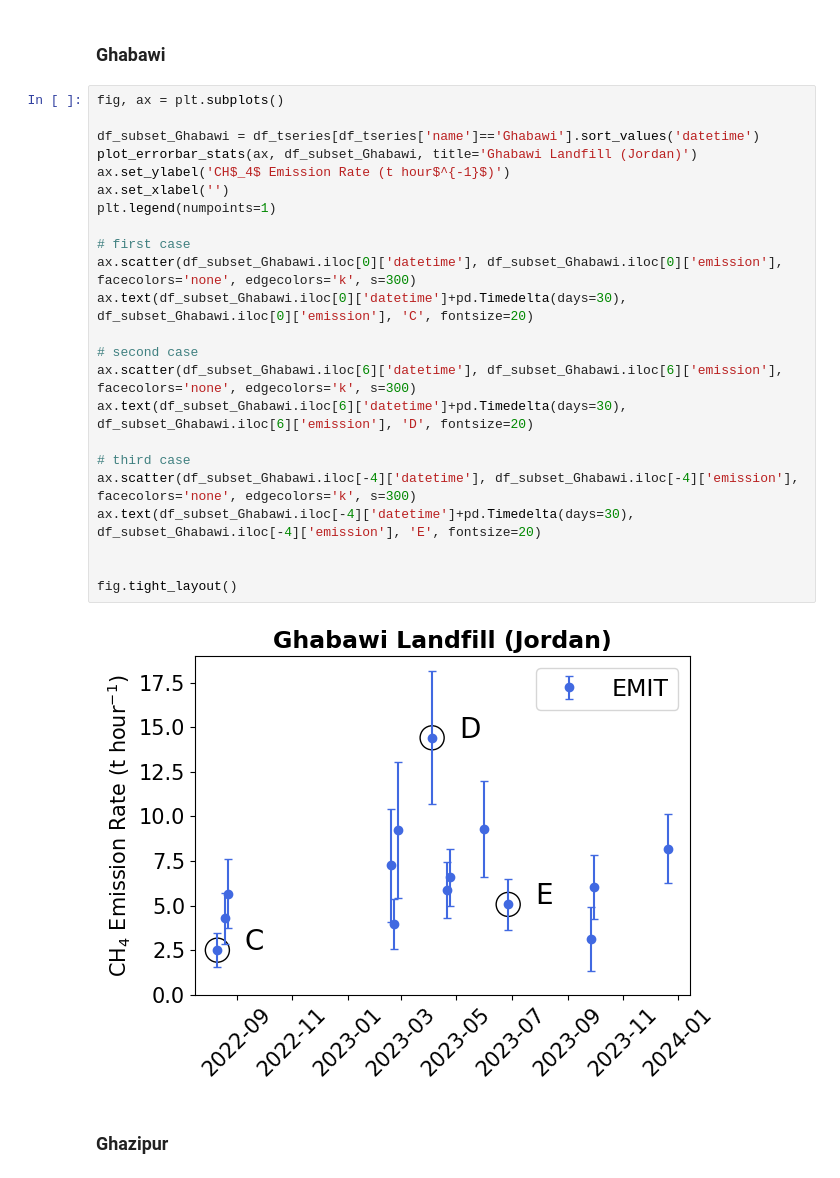
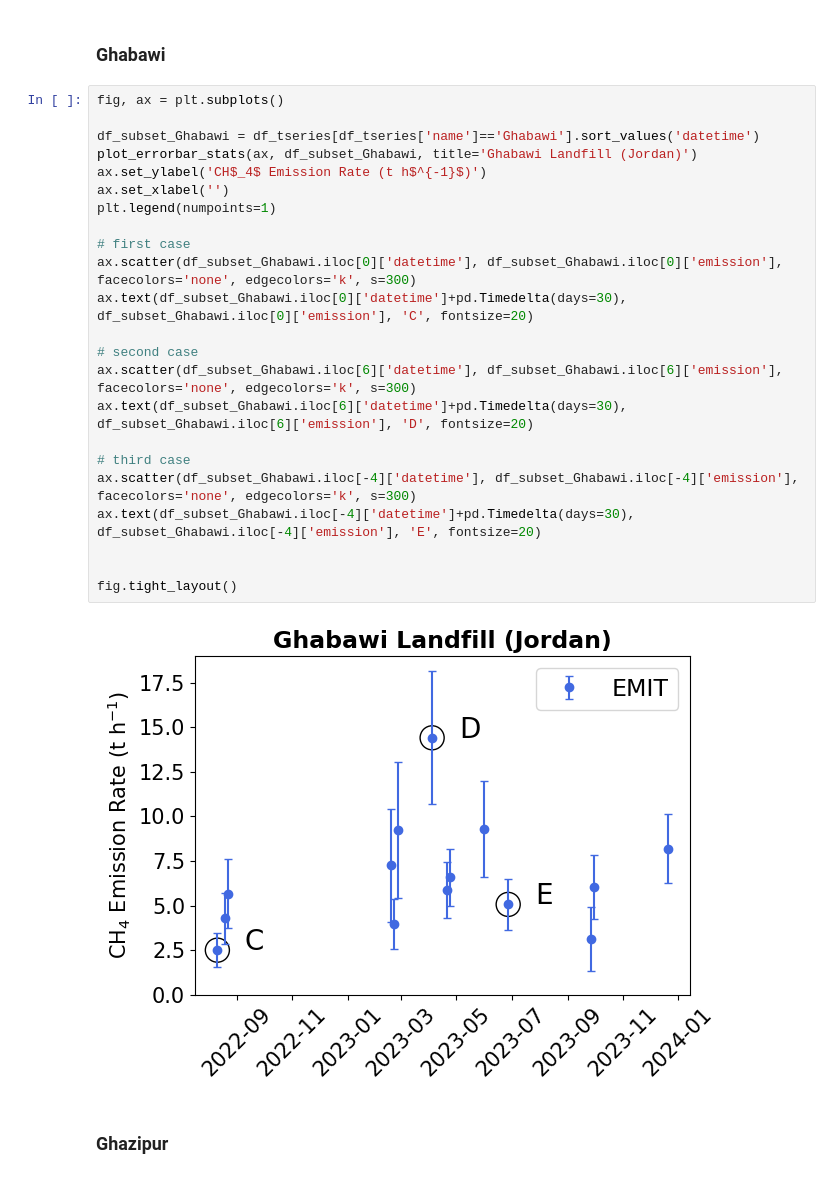
Before and after one commit to zxdawn/Hyper-Landfill, a Jupyter notebook: notebooks/emission_timeseries.ipynb, the cells around one changed output. Saved outputs shown, nothing was run; the diff lists cells and outputs as text.

```diff
--- a/notebooks/emission_timeseries.ipynb
+++ b/notebooks/emission_timeseries.ipynb
@@ -221,28 +221,28 @@ fig.tight_layout()
 # %%
 fig, ax = plt.subplots()
 
 df_subset_Ghabawi = df_tseries[df_tseries['name']=='Ghabawi'].sort_values('datetime')
 plot_errorbar_stats(ax, df_subset_Ghabawi, title='Ghabawi Landfill (Jordan)')
-ax.set_ylabel('CH$_4$ Emission Rate (t hour$^{-1}$)')
+ax.set_ylabel('CH$_4$ Emission Rate (t h$^{-1}$)')
 ax.set_xlabel('')
 plt.legend(numpoints=1)
 
 # first case
 ax.scatter(df_subset_Ghabawi.iloc[0]['datetime'], df_subset_Ghabawi.iloc[0]['emission'], facecolors='none', edgecolors='k', s=300)
 ax.text(df_subset_Ghabawi.iloc[0]['datetime']+pd.Timedelta(days=30), df_subset_Ghabawi.iloc[0]['emission'], 'C', fontsize=20)
 
 # second case
 ax.scatter(df_subset_Ghabawi.iloc[6]['datetime'], df_subset_Ghabawi.iloc[6]['emission'], facecolors='none', edgecolors='k', s=300)
 ax.text(df_subset_Ghabawi.iloc[6]['datetime']+pd.Timedelta(days=30), df_subset_Ghabawi.iloc[6]['emission'], 'D', fontsize=20)
 
 # third case
 ax.scatter(df_subset_Ghabawi.iloc[-4]['datetime'], df_subset_Ghabawi.iloc[-4]['emission'], facecolors='none', edgecolors='k', s=300)
 ax.text(df_subset_Ghabawi.iloc[-4]['datetime']+pd.Timedelta(days=30), df_subset_Ghabawi.iloc[-4]['emission'], 'E', fontsize=20)
 
 
 fig.tight_layout()
 # %% [output]
-[figure, old version]
+[figure, new version]
 # %% [markdown]
 ### Ghazipur
 # %%
```
Also changed, not shown: parts of 5 cells of this notebook.
